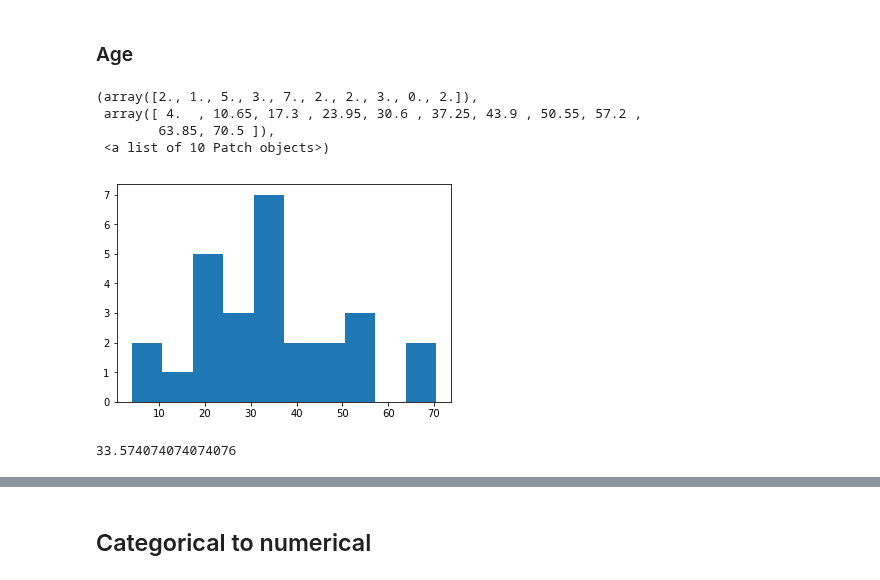
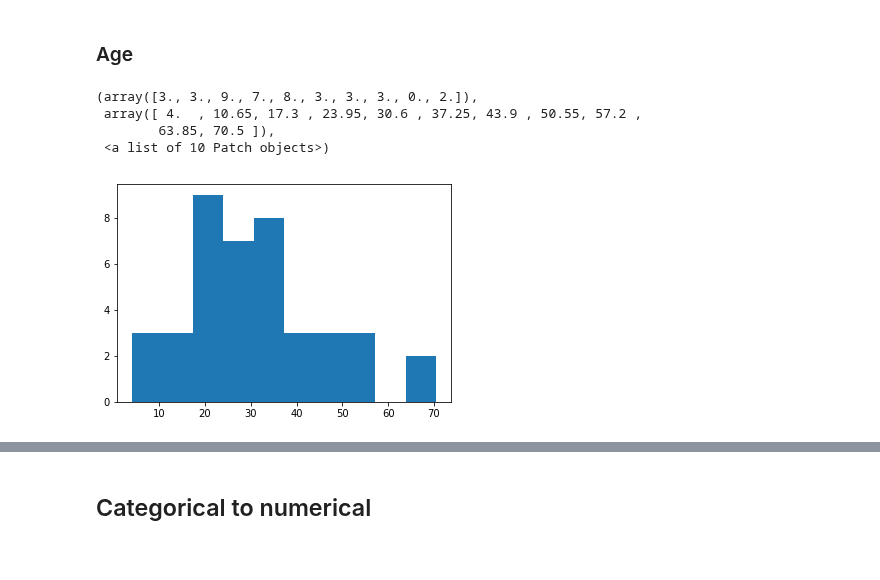
Before and after one commit to aalepere/ds_ci_cd, a Jupyter notebook: analysis/single_feature_analysis.ipynb, the cells around one changed output, grey strips where cells are left out. Drawn from its saved outputs; the diff is of its cells as text; code cells hidden in the pictures.

```diff
--- a/analysis/single_feature_analysis.ipynb
+++ b/analysis/single_feature_analysis.ipynb
@@ -54,15 +55,10 @@ Survived has 0 values missing
 # %% [markdown]
 ### Age
 # %%
-plt.hist(analysis_df[analysis_df['Sex'] == 'male']['Age'])
+plt.hist(analysis_df['Age'])
 # %% [output]
-(array([2., 1., 5., 3., 7., 2., 2., 3., 0., 2.]),
+(array([3., 3., 9., 7., 8., 3., 3., 3., 0., 2.]),
  array([ 4.  , 10.65, 17.3 , 23.95, 30.6 , 37.25, 43.9 , 50.55, 57.2 ,
         63.85, 70.5 ]),
  <a list of 10 Patch objects>)
-[figure, old version]
+[figure, new version]
-# %%
-age_mean_male = analysis_df[analysis_df['Sex'] == 'male']['Age'].mean()
-age_mean_male
-# %% [output]
-33.574074074074076
```
Also changed, not shown: parts of 21 cells of this notebook, 5 other files.
